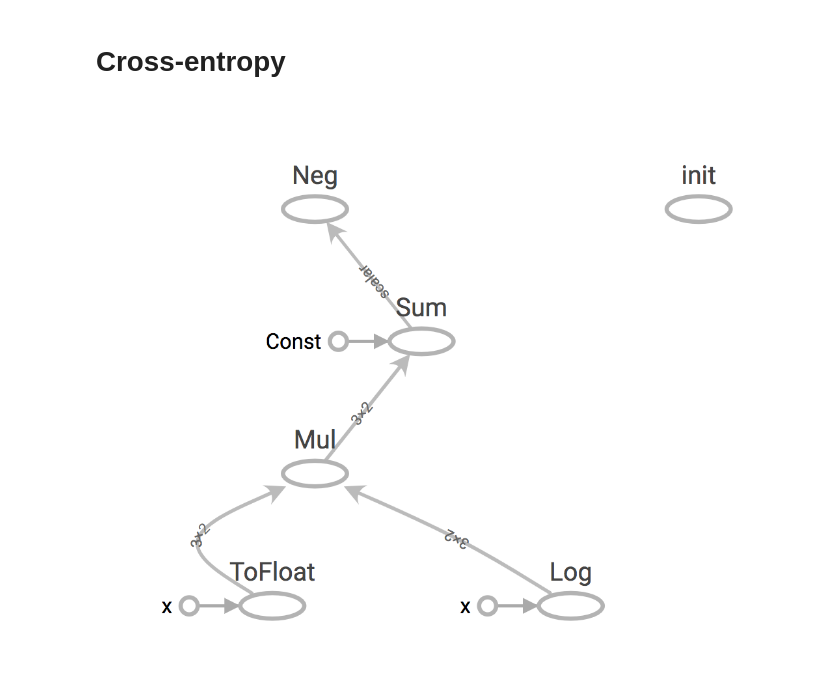
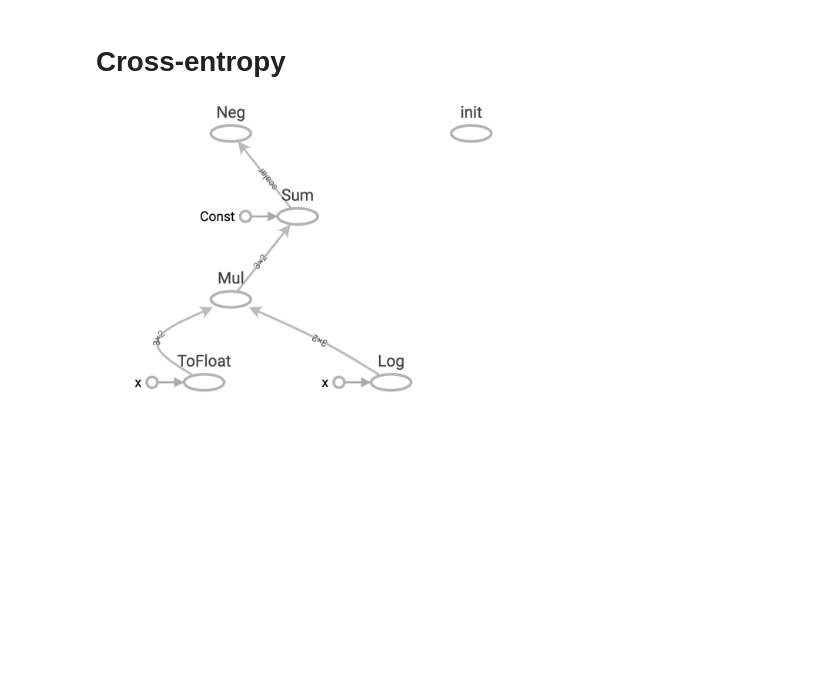
Before and after one commit to zyxue/stanford-cs224n, a Jupyter notebook: assignment2/q1-Tensorflow-softmax.ipynb, the cells around one changed output. Cells and saved outputs as stored; diff of their text form; code cells hidden in the pictures; blank space fills up the shorter version.

```diff
--- a/assignment2/q1-Tensorflow-softmax.ipynb
+++ b/assignment2/q1-Tensorflow-softmax.ipynb
@@ -9,4 +13,6 @@ Recorded computation graphs from tensorboard
 # %% [markdown]
 # Cross-entropy
-# %% [markdown]
-![image.png](attachment:image.png)
+# %%
+Image('./cross-entropy-graph.png', width=400)
+# %% [output]
+[figure, added]
```
Also changed, not shown: parts of 3 cells of this notebook.
